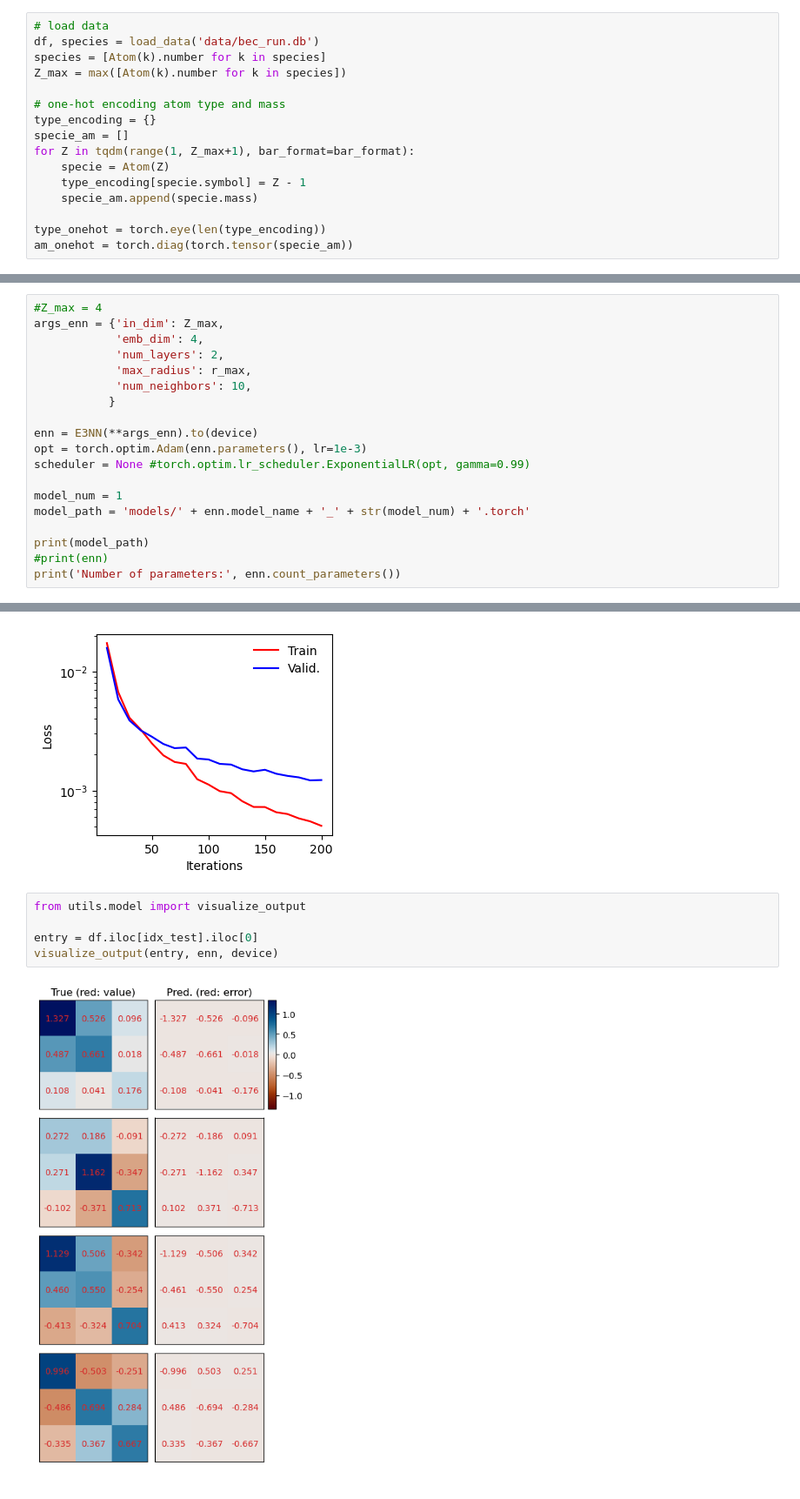
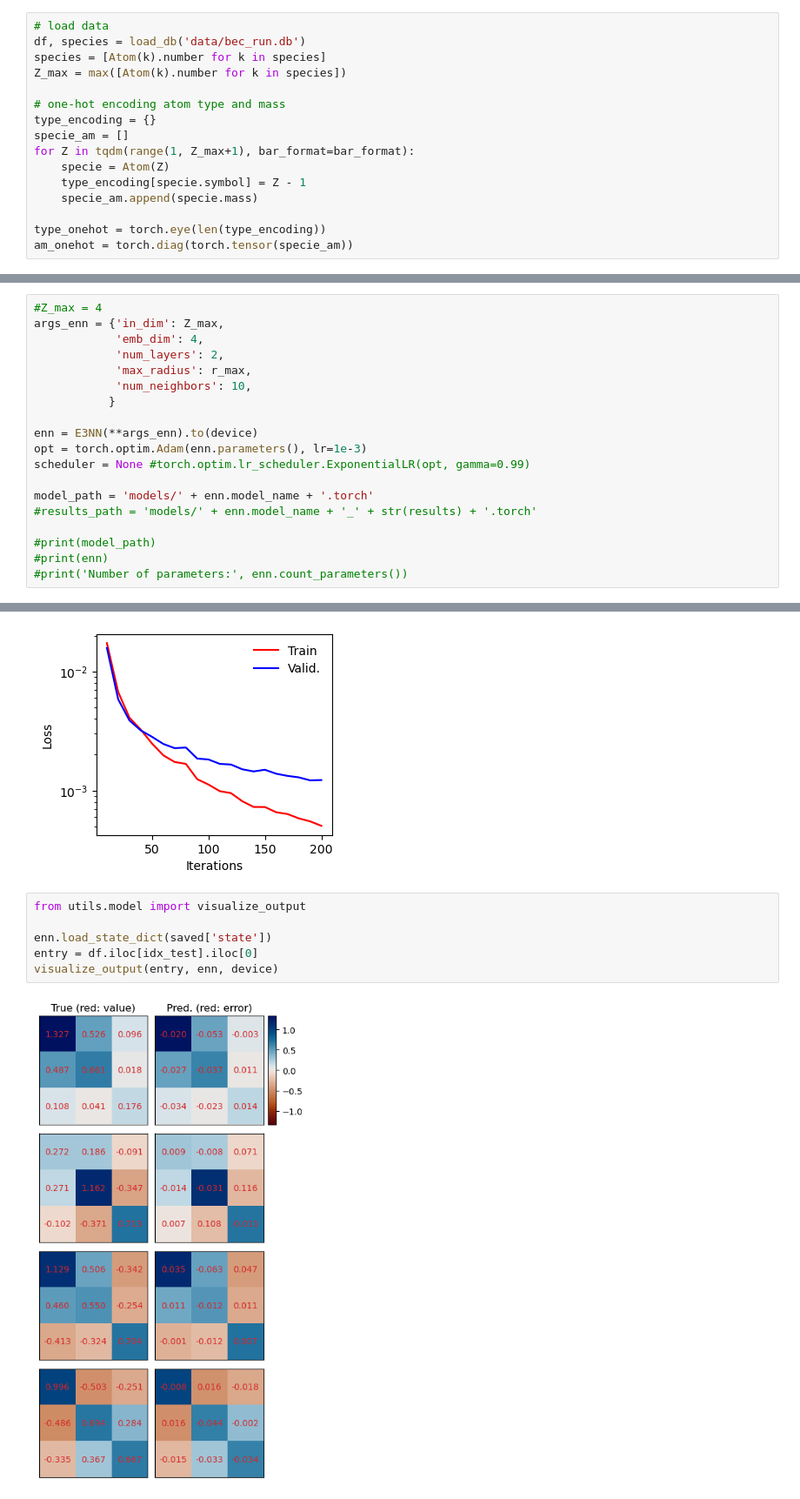
Before and after one commit to jingsk/BEC_QSPR, a Jupyter notebook: bec.ipynb, the cells around one changed output, grey strips where cells are left out. Shown at 87% size. Drawn from its saved outputs; the diff is of its cells as text.

Commit message:
renamed function load_data to load_db and cleanup.

```diff
--- a/bec.ipynb
+++ b/bec.ipynb
@@ -52,6 +51,6 @@ r_max = 3.5 # cutoff radius
 # %%
 # load data
-df, species = load_data('data/bec_run.db')
+df, species = load_db('data/bec_run.db')
 species = [Atom(k).number for k in species]
 Z_max = max([Atom(k).number for k in species])
 
@@ -124,9 +122,9 @@ enn = E3NN(**args_enn).to(device)
 opt = torch.optim.Adam(enn.parameters(), lr=1e-3)
 scheduler = None #torch.optim.lr_scheduler.ExponentialLR(opt, gamma=0.99)
 
-model_num = 1
-model_path = 'models/' + enn.model_name + '_' + str(model_num) + '.torch'
+model_path = 'models/' + enn.model_name + '.torch'
+#results_path = 'models/' + enn.model_name + '_' + str(results) + '.torch'
 
-print(model_path)
+#print(model_path)
 #print(enn)
-print('Number of parameters:', enn.count_parameters())
+#print('Number of parameters:', enn.count_parameters())
@@ -181,7 +176,8 @@ fig.savefig('images/' + enn.model_name + '_' + str(model_num) + '/loss.png', dpi
 # %%
 from utils.model import visualize_output
 
+enn.load_state_dict(saved['state'])
 entry = df.iloc[idx_test].iloc[0]
 visualize_output(entry, enn, device)
 # %% [output]
-[figure, old version]
+[figure, new version]
```
Also changed, not shown: parts of 4 cells of this notebook, 1 other file.
